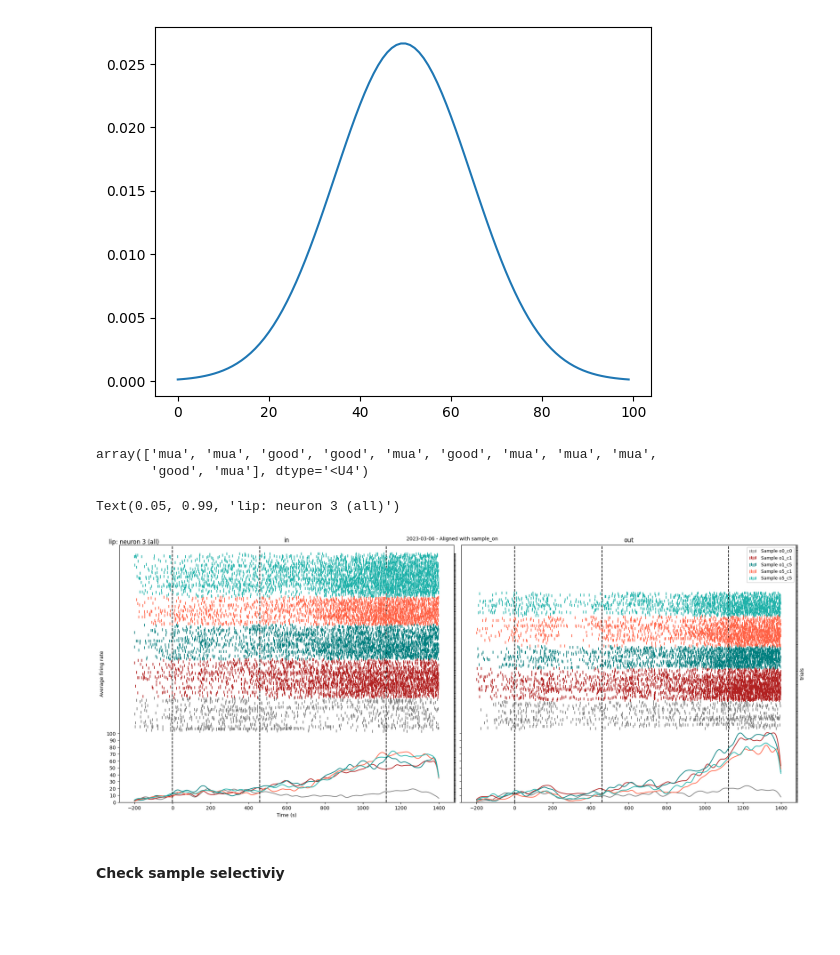
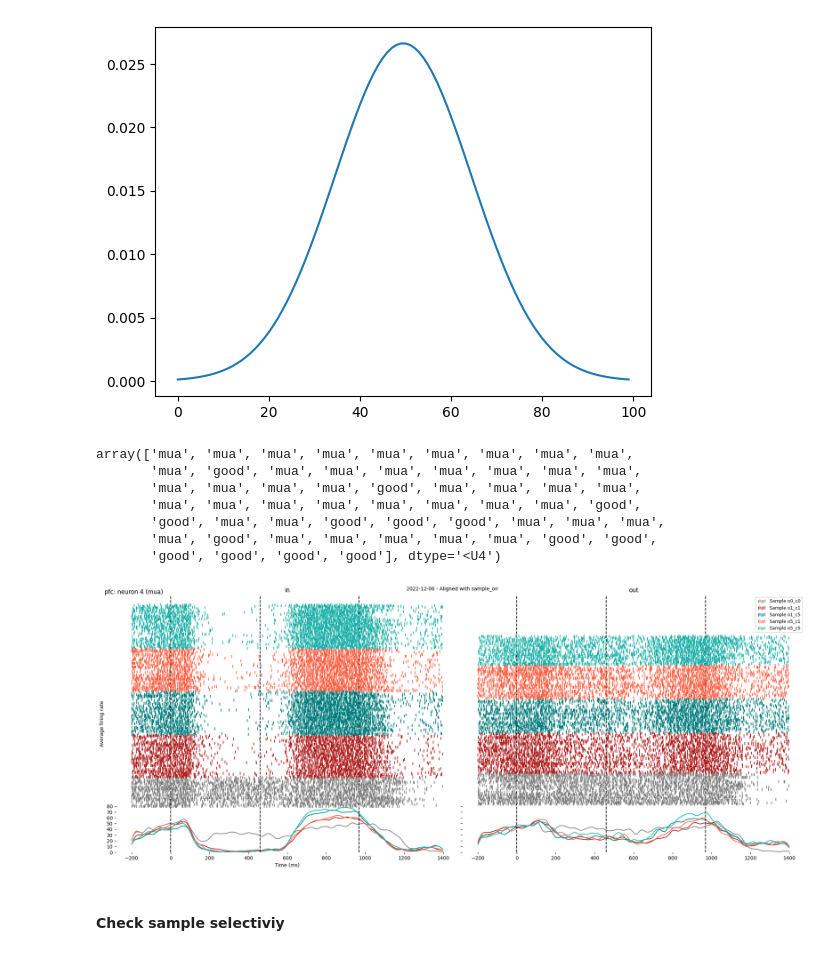
Before and after one commit to Ibos-lab/EphysVibe, a Jupyter notebook: examples/plot_sp_block1.ipynb, the cells around one changed output. Drawn from its saved outputs; the diff is of its cells as text; code cells hidden in the pictures; blank space fills up the shorter version.

```diff
--- a/examples/plot_sp_block1.ipynb
+++ b/examples/plot_sp_block1.ipynb
@@ -16,7 +16,7 @@ import os
 # %% [markdown]
 ## Block 1
 # %%
-filepath = "/envau/work/invibe/USERS/IBOS/data/Riesling/TSCM/OpenEphys/session_struct/Riesling/lip/2023-03-06_10-32-51_Riesling_lip_e1_r1.h5"
+filepath = "/envau/work/invibe/USERS/IBOS/data/Riesling/TSCM/OpenEphys/session_struct/Riesling/pfc/2022-12-06_11-12-04_Riesling_pfc_e1_r1.h5"
 s_path = os.path.normpath(filepath).split(os.sep)
 data = TrialsData.from_python_hdf5(filepath)
 # %%
@@ -32,7 +32,7 @@ task = def_task.create_task_frame(
     samples_cond=task_constants.SAMPLES_COND,
     neuron_cond = neuron_cond,
 )
-cgroup = 'all'
+cgroup = 'mua'
 if cgroup == 'all':
     neurons = np.where(data.clustersgroup != cgroup)[0]
 else:
@@ -95,10 +95,15 @@ samples = np.sort(np.unique(task["sample"].values))
 # %%
 data.clustersgroup
 # %% [output]
-array(['mua', 'mua', 'good', 'good', 'mua', 'good', 'mua', 'mua', 'mua',
-       'good', 'mua'], dtype='<U4')
+array(['mua', 'mua', 'mua', 'mua', 'mua', 'mua', 'mua', 'mua', 'mua',
+       'mua', 'good', 'mua', 'mua', 'mua', 'mua', 'mua', 'mua', 'mua',
+       'mua', 'mua', 'mua', 'mua', 'good', 'mua', 'mua', 'mua', 'mua',
+       'mua', 'mua', 'mua', 'mua', 'mua', 'mua', 'mua', 'mua', 'good',
+       'good', 'mua', 'mua', 'good', 'good', 'good', 'mua', 'mua', 'mua',
+       'mua', 'good', 'mua', 'mua', 'mua', 'mua', 'mua', 'good', 'good',
+       'good', 'good', 'good', 'good'], dtype='<U4')
 # %%
-i_neuron =2
+i_neuron =3
 t_before = 200
 neuron_sp = trials_sp[:, neurons[i_neuron], :]
 shift_sp = TrialsData.indep_roll(neuron_sp, -(trials_s_on - t_before).astype(int), axis=1)[:, :1600]
@@ -128,37 +133,49 @@ for i_ax, cond in enumerate(["in", "out"]):
         ax2[i_ax].scatter(cols-t_before,rows+count_trials, marker='|', alpha=1,edgecolors='none',color=task_constants.PALETTE_B1[i_sample],label="Sample %s" % i_sample)
         count_trials +=count_t
     all_max_conv = max_conv if max_conv > all_max_conv else all_max_conv
     all_max_trial = count_trials if count_trials > all_max_trial else all_max_trial
     ax[i_ax].set_title(cond)
 for i_ax in range(2):
     ax[i_ax].set_ylim(0,all_max_conv+all_max_trial+5)
     ax[i_ax].set_yticks(np.arange(0, all_max_conv+5,10))
     ax2[i_ax].set_yticks(np.arange(-all_max_conv-5, all_max_trial))
     plt.setp(ax2[i_ax].get_yticklabels(), visible=False)
+    plt.setp(ax2[i_ax].get_yaxis(), visible=False)
     ax[i_ax].vlines(
             [0,mean_s_off,mean_t_on_1],
             0,
             all_max_conv+all_max_trial+5,
             color='k',
             linestyles="dashed",
         )
-ax[0].set(xlabel="Time (s)", ylabel="Average firing rate")
-ax2[1].set(xlabel="Time (s)", ylabel="trials")
+    ax2[i_ax].spines["right"].set_visible(False)
+    ax2[i_ax].spines["left"].set_visible(False)
+    ax2[i_ax].spines["top"].set_visible(False)
+    ax2[i_ax].spines["bottom"].set_visible(False)
+    ax[i_ax].spines["right"].set_visible(False)
+    ax[i_ax].spines["left"].set_visible(False)
+    ax[i_ax].spines["top"].set_visible(False)
+    ax[i_ax].spines["bottom"].set_visible(False)
+ax[0].set(xlabel="Time (ms)", ylabel="Average firing rate")
+ax2[1].set(xlabel="Time (ms)", ylabel="trials")
 ax2[1].legend(fontsize=9,scatterpoints=5,columnspacing=0.5,facecolor='white', framealpha=1,loc='upper right')
+
 # fig.legend()
 fig.tight_layout(pad=0.2, h_pad=0.2, w_pad=0.8)
 fig.text(
     0.5,
     0.99,
     s="%s - Aligned with %s"
     % (s_path[-1][:-4][:10], list(task_constants.EVENTS_B1.keys())[2]),
     horizontalalignment="center",
     verticalalignment="center",
 )
+ss_path = s_path[-1][:-3]
 fig.suptitle("%s: neuron %d (%s)" % (s_path[-2], i_neuron + 1, cgroup), x=0.05, y=0.99)
+#fig.savefig(ss_path + "_" + cgroup + "_" + str(i_neuron + 1) +'.svg', bbox_inches="tight",transparent=True)
+#fig.savefig(ss_path + "_" + cgroup + "_" + str(i_neuron + 1) +'.pdf', bbox_inches="tight",transparent=True)
 # %% [output]
-Text(0.05, 0.99, 'lip: neuron 3 (all)')
-[figure, old version]
+[figure, new version]
 # %% [markdown]
 #### Check sample selectiviy
 # %% [markdown]
```
Also changed, not shown: parts of 2 cells of this notebook, 3 other files.
